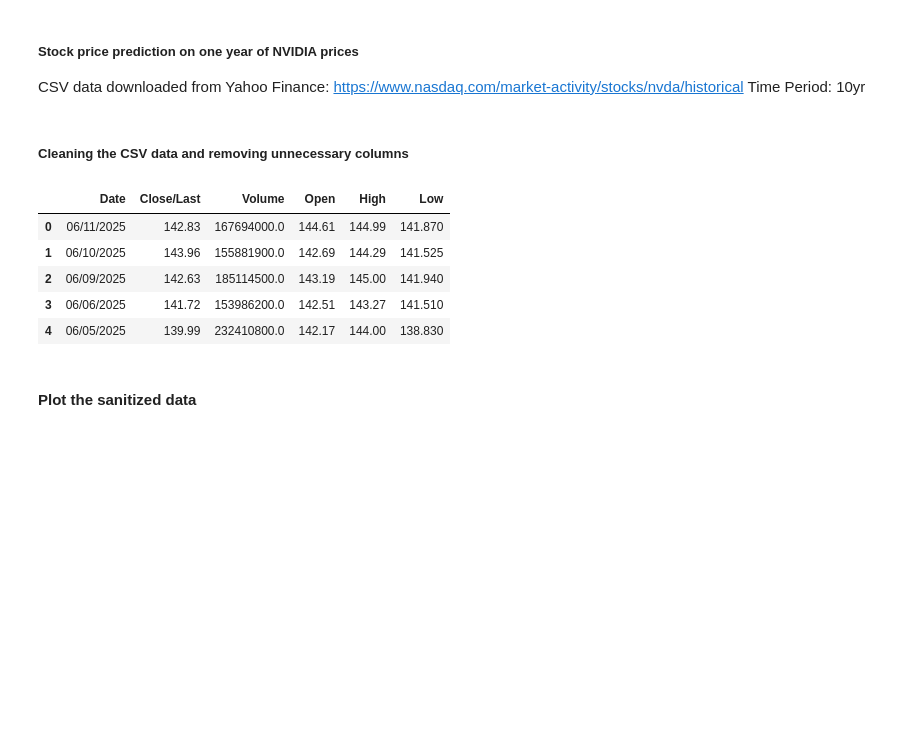
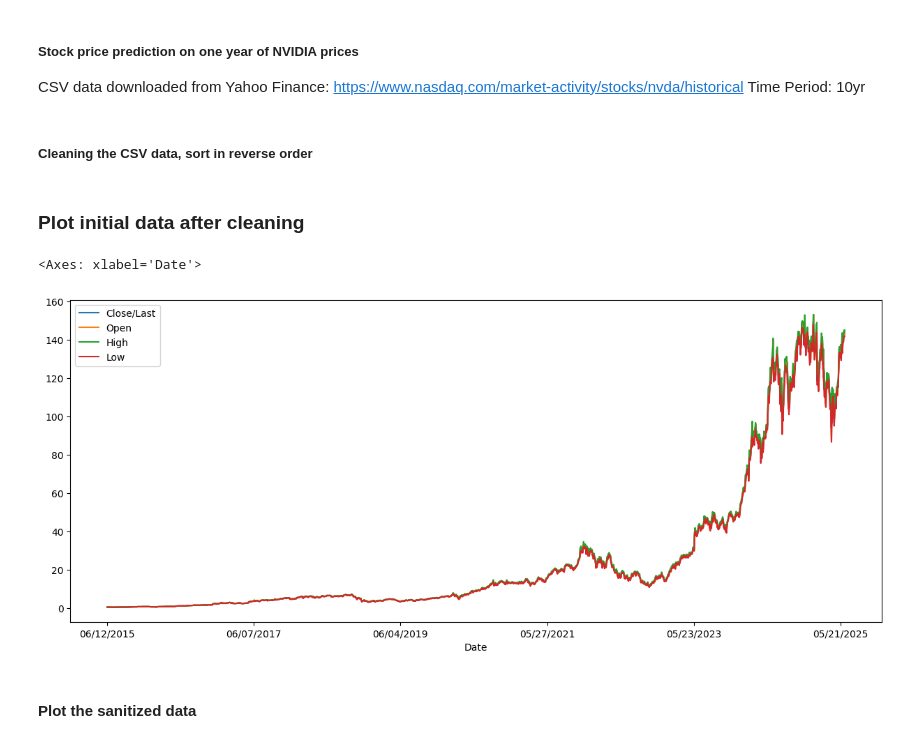
Before and after one commit to aboodmm/stock-price-forecast, a Jupyter notebook: forecast.ipynb, the cells around one changed output. Drawn from its saved outputs; the diff is of its cells as text; code cells hidden in the pictures; blank space fills up the shorter version.

Commit message:
add plots and clean data

```diff
--- a/forecast.ipynb
+++ b/forecast.ipynb
@@ -4,7 +4,7 @@
 CSV data downloaded from Yahoo Finance: https://www.nasdaq.com/market-activity/stocks/nvda/historical
 Time Period: 10yr
 # %% [markdown]
-##### Cleaning the CSV data and removing unnecessary columns
+##### Cleaning the CSV data, sort in reverse order
 # %%
 import pandas as pd
 from sklearn.model_selection import train_test_split
@@ -15,14 +15,16 @@ df = pd.read_csv("HistoricalData_1749770593630.csv")
 
 df[df.columns[1:]] = df[df.columns[1:]].replace('[\$,]', '', regex=True).astype(float)
 
-df.head()
+df = df.iloc[::-1]
-# %% [output]
-|  | Date | Close/Last | Volume | Open | High | Low |
-| 0 | 06/11/2025 | 142.83 | 167694000.0 | 144.61 | 144.99 | 141.870 |
-| 1 | 06/10/2025 | 143.96 | 155881900.0 | 142.69 | 144.29 | 141.525 |
-| 2 | 06/09/2025 | 142.63 | 185114500.0 | 143.19 | 145.00 | 141.940 |
-| 3 | 06/06/2025 | 141.72 | 153986200.0 | 142.51 | 143.27 | 141.510 |
-| 4 | 06/05/2025 | 139.99 | 232410800.0 | 142.17 | 144.00 | 138.830 |
+# %% [markdown]
+### Plot initial data after cleaning
+# %%
+plotdf = df.drop(["Volume"], axis=1)
+
+plotdf.plot(x="Date", figsize=(15, 6))
+# %% [output]
+<Axes: xlabel='Date'>
+[figure, added]
 # %% [markdown]
 #### Plot the sanitized data
 # %%
```
Also changed, not shown: parts of 1 cell of this notebook, 1 other file.
